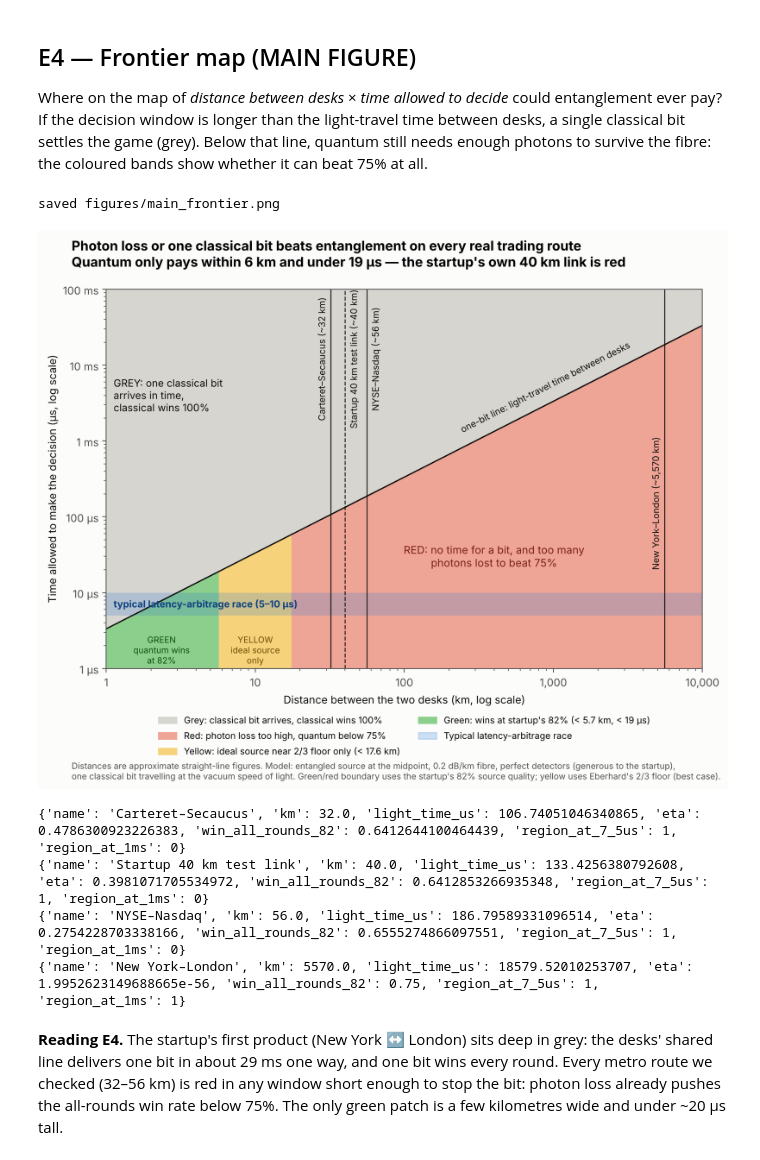
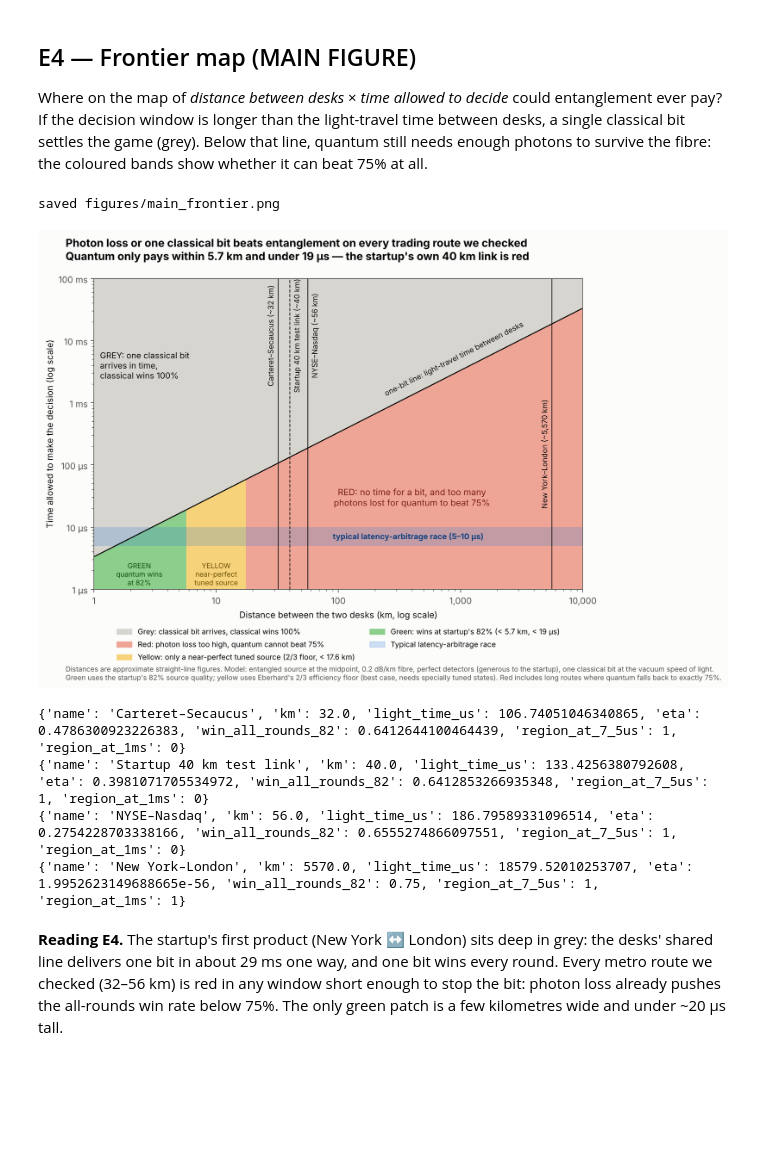
Before and after one commit to udsy19/The-28-Millisecond-Monopoly, a Jupyter notebook: analysis_executed.ipynb, the cells around one changed output. Saved outputs shown, nothing was run; the diff lists cells and outputs as text; code cells hidden in the pictures; blank space fills up the shorter version.

```diff
--- a/analysis_executed.ipynb
+++ b/analysis_executed.ipynb
@@ -339,8 +368,8 @@ ax.text(250, 250 / c * 1e6 * 1.45, "one-bit line: light-travel time between desk
 
 # typical latency-arbitrage race (Aquilina, Budish & O'Neill 2022)
 ax.axhspan(5, 10, color=BLUE, alpha=0.22, lw=0)
-ax.text(1.12, 7.1, "typical latency-arbitrage race (5–10 µs)", fontsize=9, color="#104281",
-        va="center", fontweight="bold")
+ax.text(90, 7.1, "typical latency-arbitrage race (5–10 µs)", fontsize=9, color="#104281",
+        va="center", ha="left", fontweight="bold")
 
 # landmark lines with labels inside the plot, in the grey area, staggered left/right
 label_side = {"Carteret–Secaucus": ("right", 0.95), "Startup 40 km test link": ("left", 1.05),
@@ -354,59 +383,60 @@ for name, km in LANDMARKS:
 # direct region labels (the legend repeats them with numbers)
 ax.text(1.12, 4e3, "GREY: one classical bit\narrives in time,\nclassical wins 100%",
         fontsize=9.5, ha="left", va="center", color=INK)
-ax.text(400, 22, "RED: no time for a bit, and too many\nphotons lost to beat 75%",
+ax.text(400, 22, "RED: no time for a bit, and too many\nphotons lost for quantum to beat 75%",
         fontsize=10, ha="center", color="#7a1f17")
 dmax82, dfloor = e2["p82"]["d_max_km"], e2["floor_d_max_km"]
 ax.text(2.35, 1.75, "GREEN\nquantum wins\nat 82%", fontsize=8, ha="center", va="center", color="#0b4f0b")
-ax.text(10.0, 1.75, "YELLOW\nideal source\nonly", fontsize=8, ha="center", va="center", color="#6b4e00")
+ax.text(10.0, 1.75, "YELLOW\nnear-perfect\ntuned source", fontsize=8, ha="center", va="center", color="#6b4e00")
 
 
 ax.set_xlabel("Distance between the two desks (km, log scale)")
-ax.set_ylabel("Time allowed to make the decision (µs, log scale)")
+ax.set_ylabel("Time allowed to make the decision (log scale)")
 ax.set_yticks([1, 10, 100, 1e3, 1e4, 1e5])
 ax.set_yticklabels(["1 µs", "10 µs", "100 µs", "1 ms", "10 ms", "100 ms"])
 ax.set_xticks([1, 10, 100, 1e3, 1e4]); ax.set_xticklabels(["1", "10", "100", "1,000", "10,000"])
 ax.spines["top"].set_visible(True); ax.spines["right"].set_visible(True)
 
 legend = [Patch(color=colors[0], label="Grey: classical bit arrives, classical wins 100%"),
-          Patch(color=colors[1], label="Red: photon loss too high, quantum below 75%"),
-          Patch(color=colors[2], label=f"Yellow: ideal source near 2/3 floor only (< {dfloor:.1f} km)"),
+          Patch(color=colors[1], label="Red: photon loss too high, quantum cannot beat 75%"),
+          Patch(color=colors[2], label=f"Yellow: only a near-perfect tuned source (2/3 floor, < {dfloor:.1f} km)"),
           Patch(color=colors[3], label=f"Green: wins at startup's 82% (< {dmax82:.1f} km, < {dmax82 / c * 1e6:.0f} µs)"),
           Patch(color=BLUE, alpha=0.22, label="Typical latency-arbitrage race")]
 ax.legend(handles=legend, loc="upper center", bbox_to_anchor=(0.5, -0.10), ncol=2,
           frameon=False, fontsize=8.5)
-fig.suptitle("Photon loss or one classical bit beats entanglement on every real trading route\n"
-             f"Quantum only pays within {dmax82:.0f} km and under {dmax82 / c * 1e6:.0f} µs — the startup's own 40 km link is red",
+fig.suptitle("Photon loss or one classical bit beats entanglement on every trading route we checked\n"
+             f"Quantum only pays within {dmax82:.1f} km and under {dmax82 / c * 1e6:.0f} µs — the startup's own 40 km link is red",
              x=0.08, y=0.985, ha="left", fontsize=12.5, fontweight="bold")
 fig.text(0.08, -0.115,
          "Distances are approximate straight-line figures. Model: entangled source at the midpoint, 0.2 dB/km fibre, perfect detectors "
-         "(generous to the startup),\none classical bit travelling at the vacuum speed of light. "
-         "Green/red boundary uses the startup's 82% source quality; yellow uses Eberhard's 2/3 floor (best case).",
+         "(generous to the startup), one classical bit at the vacuum speed of light.\n"
+         "Green uses the startup's 82% source quality; yellow uses Eberhard's 2/3 efficiency floor (best case, needs specially tuned states). "
+         "Red includes long routes where quantum falls back to exactly 75%.",
          fontsize=8, color=INK2, ha="left")
 save(fig, "main_frontier.png")
 plt.show()
 
 landmark_rows = []
 for name, km in LANDMARKS:
     eta_l = chsh.fibre_eta(km)
     landmark_rows.append(dict(name=name, km=km, light_time_us=km / c * 1e6, eta=eta_l,
                               win_all_rounds_82=chsh.all_rounds_win(eta_l, 0.82),
                               region_at_7_5us=int(chsh.frontier_region(km, 7.5e-6)),
                               region_at_1ms=int(chsh.frontier_region(km, 1e-3))))
 R["e4_landmarks"] = landmark_rows
 R["ny_london_light_ms"] = CASE["ny_london_km"] / c * 1e3
 R["hibernia_rtt_ms"] = 58.95
 R["hibernia_one_way_ms"] = 58.95 / 2
 D.update(ny_lon_light_ms=f"{R['ny_london_light_ms']:.1f} ms", hibernia_one_way=f"{R['hibernia_one_way_ms']:.1f} ms",
          nasdaq_win=pct(landmark_rows[2]["win_all_rounds_82"]),
          carteret_win=pct(landmark_rows[0]["win_all_rounds_82"]),
          nasdaq_light_us=f"{landmark_rows[2]['light_time_us']:.0f} µs",
          dmax82_round=f"{dmax82:.0f} km", green_us=f"{dmax82 / c * 1e6:.0f} µs")
 for r in landmark_rows:
     print(r)
 # %% [output]
 saved figures/main_frontier.png
-[figure, old version]
+[figure, new version]
 {'name': 'Carteret–Secaucus', 'km': 32.0, 'light_time_us': 106.74051046340865, 'eta': 0.4786300923226383, 'win_all_rounds_82': 0.6412644100464439, 'region_at_7_5us': 1, 'region_at_1ms': 0}
 {'name': 'Startup 40 km test link', 'km': 40.0, 'light_time_us': 133.4256380792608, 'eta': 0.3981071705534972, 'win_all_rounds_82': 0.6412853266935348, 'region_at_7_5us': 1, 'region_at_1ms': 0}
 {'name': 'NYSE–Nasdaq', 'km': 56.0, 'light_time_us': 186.79589331096514, 'eta': 0.2754228703338166, 'win_all_rounds_82': 0.6555274866097551, 'region_at_7_5us': 1, 'region_at_1ms': 0}
```
Also changed, not shown: parts of 4 cells of this notebook, 21 other files.
